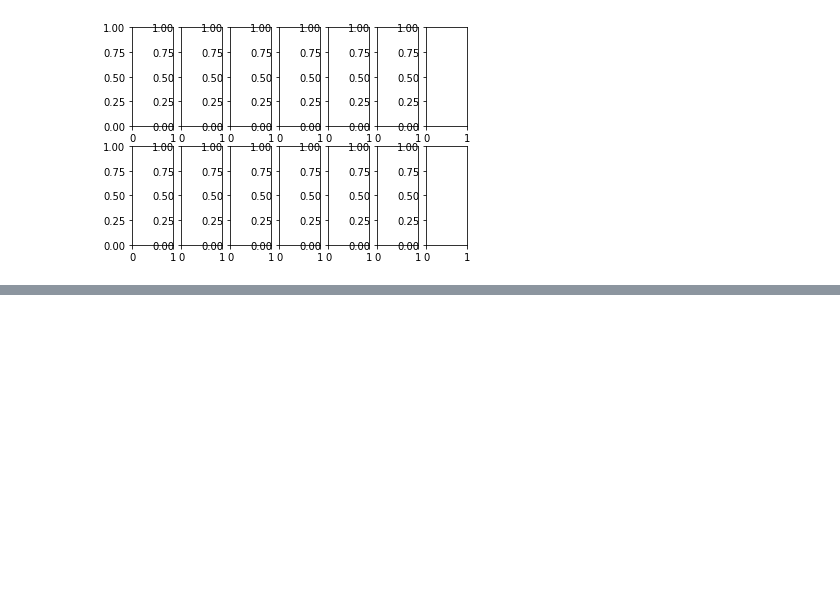
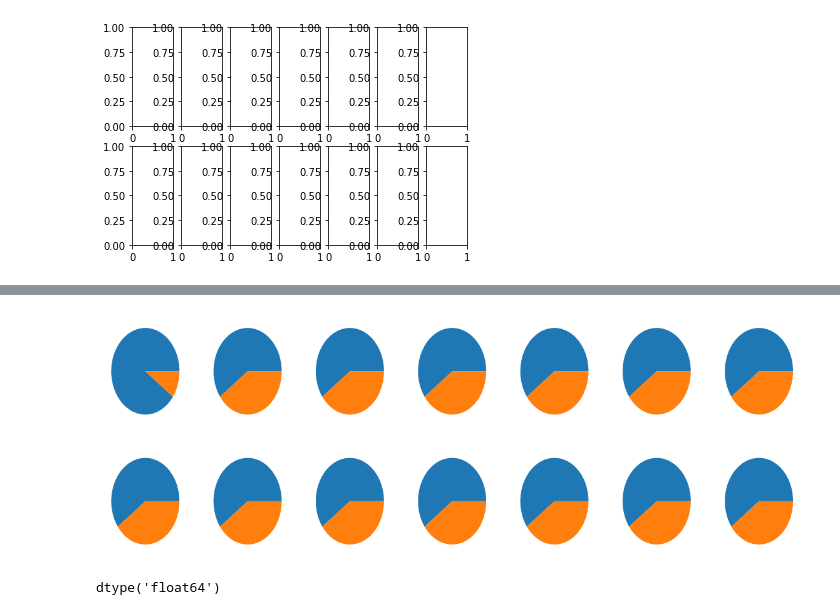
Before and after one commit to msaadah/Data-Analysis-Notebook, a Jupyter notebook: Subplots.ipynb, the cells around one changed output, grey strips where cells are left out. Drawn from its saved outputs; the diff is of its cells as text; code cells hidden in the pictures; blank space fills up the shorter version.

```diff
--- a/Subplots.ipynb
+++ b/Subplots.ipynb
@@ -31,0 +54,44 @@ plt.show()
+# %%
+data1 = np.array([0.9, 0.1])
+data2 = np.array([0.6, 0.4])
+data3 = np.array([0.6, 0.4])
+data4 = np.array([0.6, 0.4])
+data5 = np.array([0.6, 0.4])
+data6 = np.array([0.6, 0.4])
+data7 = np.array([0.6, 0.4])
+data8 = np.array([0.6, 0.4])
+data9 = np.array([0.6, 0.4])
+data10 = np.array([0.6, 0.4])
+data11 = np.array([0.6, 0.4])
+data12 = np.array([0.6, 0.4])
+data13 = np.array([0.6, 0.4])
+data14 = np.array([0.6, 0.4])
+
+
+# create a figure with two subplots
+fig, ((ax1, ax2, ax3, ax4, ax5, ax6, ax7), (ax8, ax9, ax10, ax11, ax12, ax13, ax14)) = plt.subplots(2, 7, figsize = (20,7))
+
+# plot each pie chart in a separate subplot
+ax1.pie(data1)
+ax2.pie(data2)
+ax3.pie(data3)
+ax4.pie(data4)
+ax5.pie(data5)
+ax6.pie(data6)
+ax7.pie(data7)
+ax8.pie(data8)
+ax9.pie(data9)
+ax10.pie(data10)
+ax11.pie(data11)
+ax12.pie(data12)
+ax13.pie(data13)
+ax14.pie(data14)
+
+
+plt.show()
+# %% [output]
+[figure, added]
+# %%
+data1.dtype
+# %% [output]
+dtype('float64')
```
Also changed, not shown: parts of 5 cells of this notebook, 2 other files.
